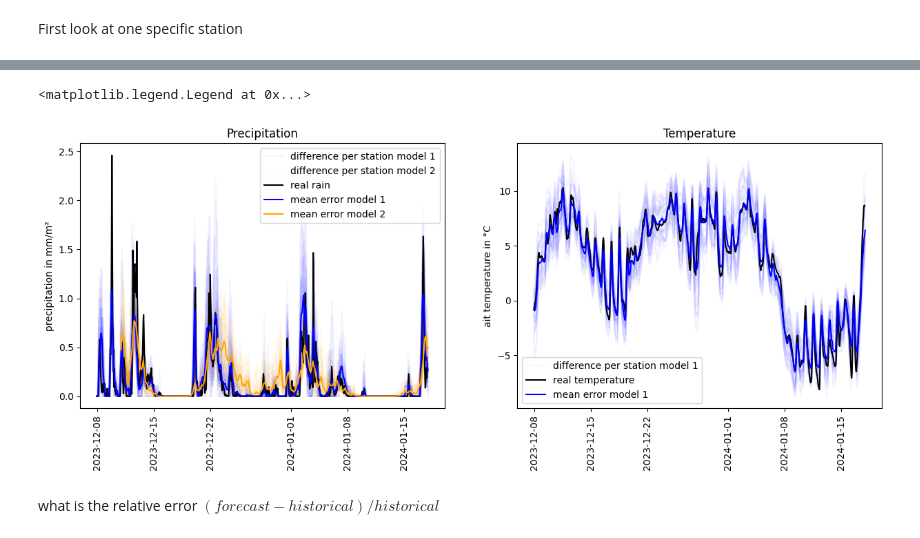
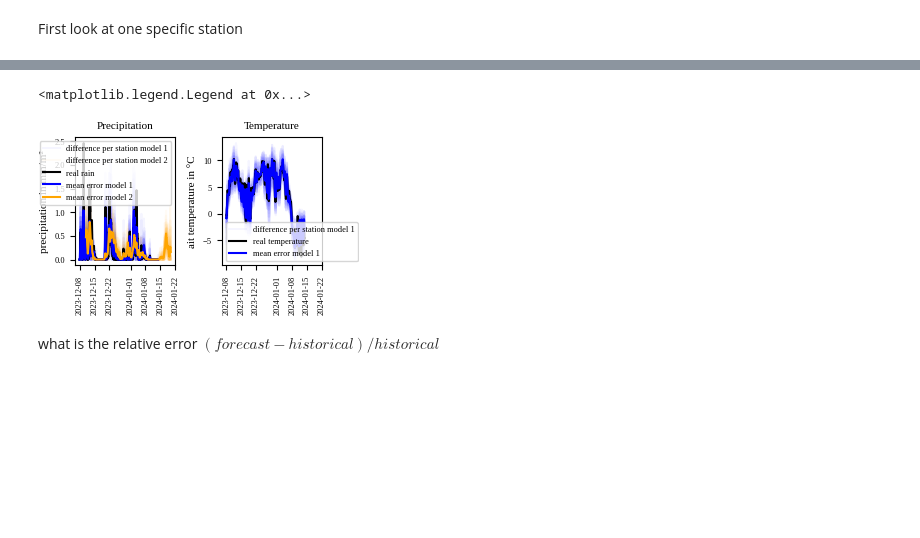
Before and after one commit to RobinU434/DataLiteracy, a Jupyter notebook: studies/13_01_24_RU_MAIN.ipynb, the cells around one changed output, grey strips where cells are left out. Saved outputs shown, nothing was run; the diff lists cells and outputs as text; code cells hidden in the pictures; blank space fills up the shorter version.

```diff
--- a/studies/13_01_24_RU_MAIN.ipynb
+++ b/studies/13_01_24_RU_MAIN.ipynb
@@ -18,15 +23,16 @@ from tueplots.constants.color import palettes
 # %%
 #Plotting Params
 #Figsize
+import matplotlib.colors as mcolors
 plt.rcParams.update(figsizes.icml2022_full())
 
 from studies.utils.setup_pyplot import SIDEEFFECTS_setup_tueplot
 
 #Font
 SIDEEFFECTS_setup_tueplot()
-#Color
-tue_plot_colors = palettes.tue_plot
-plt.rcParams.update(cycler.cycler(color=palettes.tue_plot))
+
+#plt.rcParams.update(cycler.cycler(color=palettes.tue_plot))
+plt.rcParams.update(cycler.cycler(color=palettes.paultol_muted))
 #Path
 FIG_SAVE_BASE_PATH = "../docs/report/fig/"
 # %%
@@ -183,6 +282,6 @@ axs[1].set_xticks(axs[1].get_xticks(), axs[1].get_xticklabels(), rotation=90)
 # %%
 fig, (ax1, ax2) = plt.subplots(
-    ncols=2, sharex=True, figsize=DOUBLE_COL_FIG_SIZE, sharey=True
+    ncols=2, sharex=True, sharey=True
 )
 merge1 = dataset_model_1.get_merge(station_id=STATION_ID).sort_values(by="time")
 merge2 = dataset_model_2.get_merge(station_id=STATION_ID).sort_values(by="time")
@@ -226,5 +325,5 @@ Text(0.5, 0.98, 'Difference: Precipitation Forecast and Historical Precipitation
 # %%
-fig, (ax1, ax2) = plt.subplots(ncols=2, sharex=True, figsize=DOUBLE_COL_FIG_SIZE)
+fig, (ax1, ax2) = plt.subplots(ncols=2, sharex=True)
 merge1 = dataset_model_1.get_merge()
 # merge1["precipitation_error"] = merge1["precipitation_error"].abs()
 merge2 = dataset_model_2.get_merge()
@@ -284,61 +383,34 @@ ax1.plot(
     label="mean error model 2",
 )
 
 time_group = merge1.groupby(["time"]).mean()
 ax2.plot(
     time_group.index,
     time_group["air_temperature_real"],
     c="k",
     label="real temperature",
 )
 ax2.plot(
     time_group.index,
     time_group["air_temperature_forecast"],
     c="b",
     label="mean error model 1",
 )
 
-
-# ax1.plot(merge1.index, merge1["precipitation_real"], c="k", label="real_rain")
-#
-#
-# ax2.plot(merge2.index, merge2["precipitation_error"], c="b", label="mean error")
-# ax2.plot(merge2.index, merge2["precipitation_real"], c="k", label="real_rain")
-
-
-#
-# api_call_times = sorted(merge1["call_time"].unique())
-# num_api_calls = len(api_call_times)
-# for idx, call_time in enumerate(api_call_times):
-#     sub_df_forecast = merge1[merge1["call_time"] == call_time]
-#     t = sub_df_forecast["time"]
-#     error = sub_df_forecast["precipitation_error"]
-#     ax1.plot(t, error, c="b", alpha=0.3)
-#
-#
-#     sub_df_forecast = merge2[merge2["call_time"] == call_time]
-#     t = sub_df_forecast["time"]
-#     error = sub_df_forecast["precipitation_error"]
-#     ax2.plot(t, error, c="b", alpha=0.3)
-#
-# # plot real amount of rain
-# ax1.plot(merge1["time"], merge1["precipitation_real"], c="k", alpha=0.7, label="real rain")
-# ax2.plot(merge2["time"], merge2["precipitation_real"], c="k", alpha=0.7, label="real rain")
-#
 ax1.set_xticks(ax1.get_xticks(), ax1.get_xticklabels(), rotation=90)
 ax2.set_xticks(ax2.get_xticks(), ax2.get_xticklabels(), rotation=90)
 ax1.set_ylabel("precipitation in mm/m²")
 ax2.set_ylabel("ait temperature in °C")
 ax1.set_title("Precipitation")
 ax2.set_title("Temperature")
 ax1.legend()
 ax2.legend()
 # fig.suptitle("Difference: Precipitation Forecast and Historical Precipitation for station: " + str(STATION_ID))
 #
 # # compute correlation
 # %% [output]
 <matplotlib.legend.Legend at 0x...>
-[figure, old version]
+[figure, new version]
 # %% [markdown]
 what is the relative error $(forecast - historical) / historical$
 # %%
```
Also changed, not shown: parts of 28 cells of this notebook, 1 other file.
